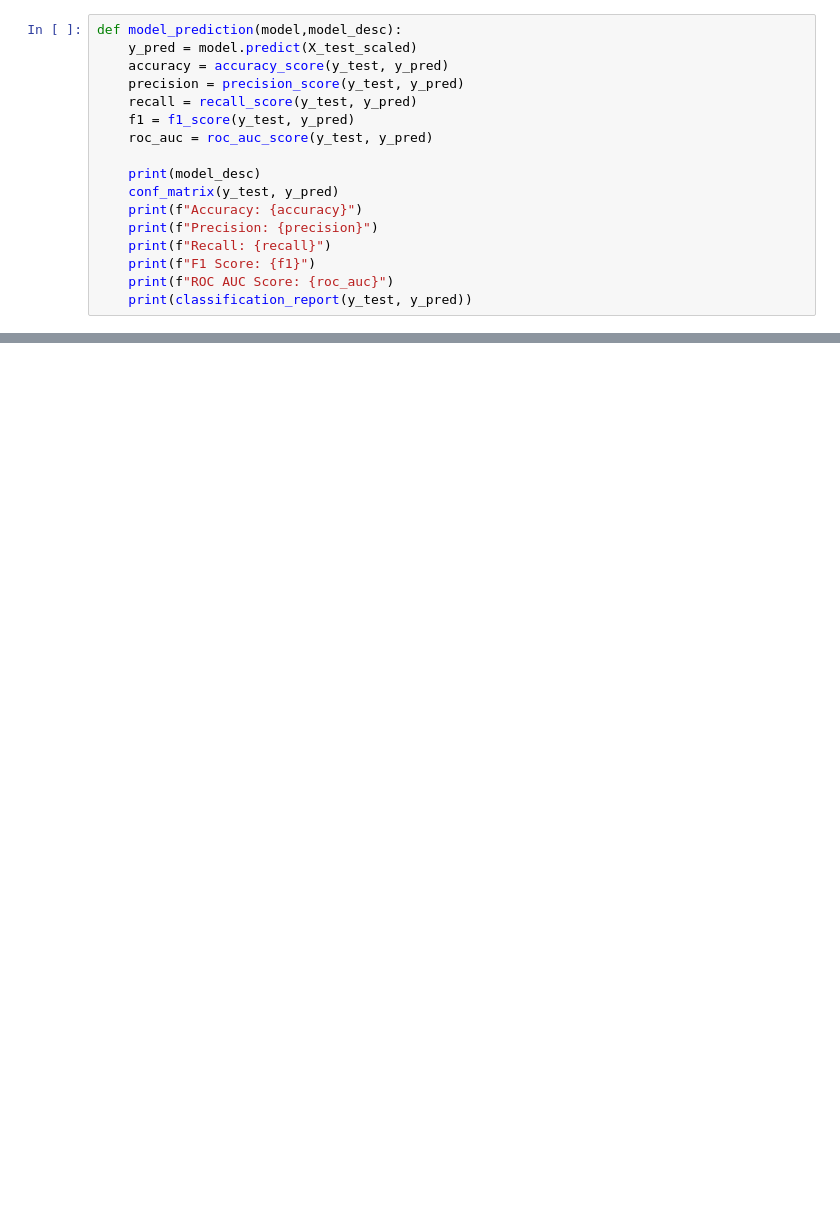
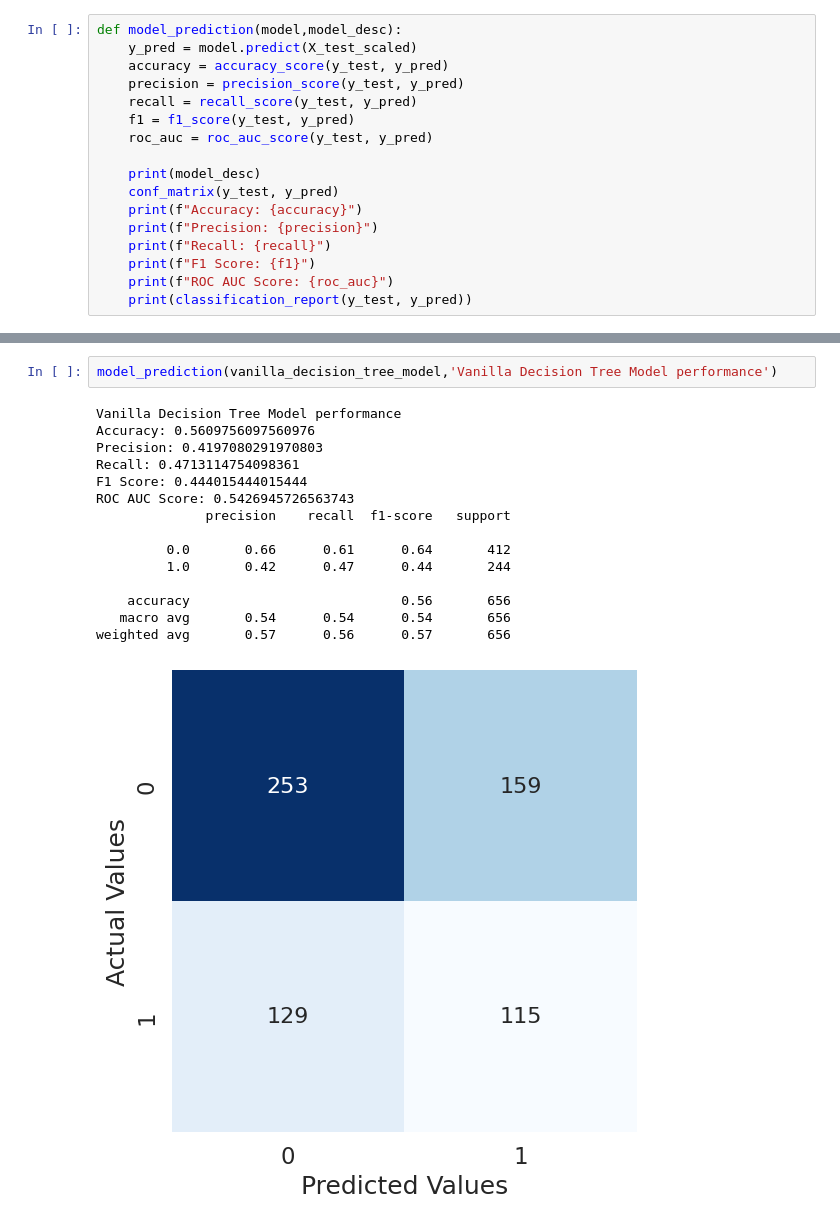
Before and after one commit to maverick98/Coursera, a Jupyter notebook: machine_learning_assignment_1.ipynb, the cells around one changed output, grey strips where cells are left out. Saved outputs shown, nothing was run; the diff lists cells and outputs as text; blank space fills up the shorter version.

```diff
--- a/machine_learning_assignment_1.ipynb
+++ b/machine_learning_assignment_1.ipynb
@@ -348,3 +400,21 @@ weighted avg       0.54      0.51      0.52       656
+# %%
+model_prediction(vanilla_decision_tree_model,'Vanilla Decision Tree Model performance')
+# %% [output]
+Vanilla Decision Tree Model performance
+Accuracy: 0.5609756097560976
+Precision: 0.4197080291970803
+Recall: 0.4713114754098361
+F1 Score: 0.444015444015444
+ROC AUC Score: 0.5426945726563743
+              precision    recall  f1-score   support
+
+         0.0       0.66      0.61      0.64       412
+         1.0       0.42      0.47      0.44       244
+
+    accuracy                           0.56       656
+   macro avg       0.54      0.54      0.54       656
+weighted avg       0.57      0.56      0.57       656
+[figure, added]
 # %%
 model_prediction(decision_tree_model,'Decision Tree Model performance')
 # %% [output]
```
Also changed, not shown: parts of 20 cells of this notebook.
